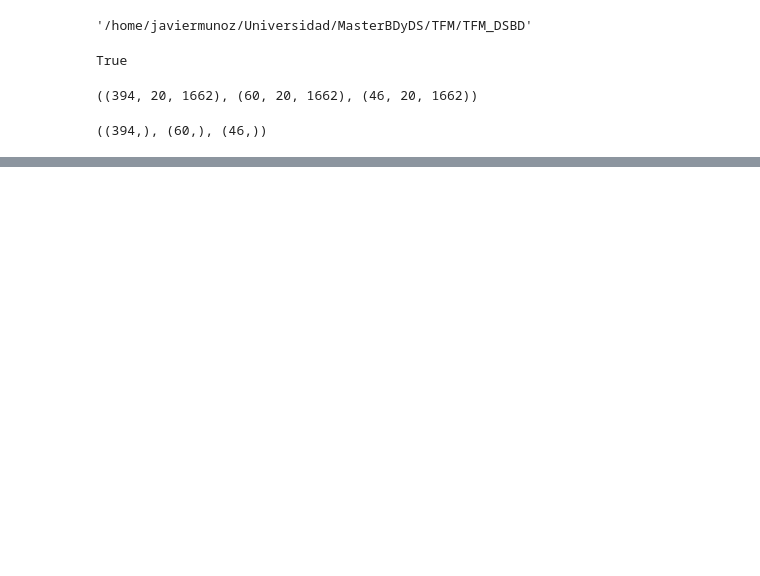
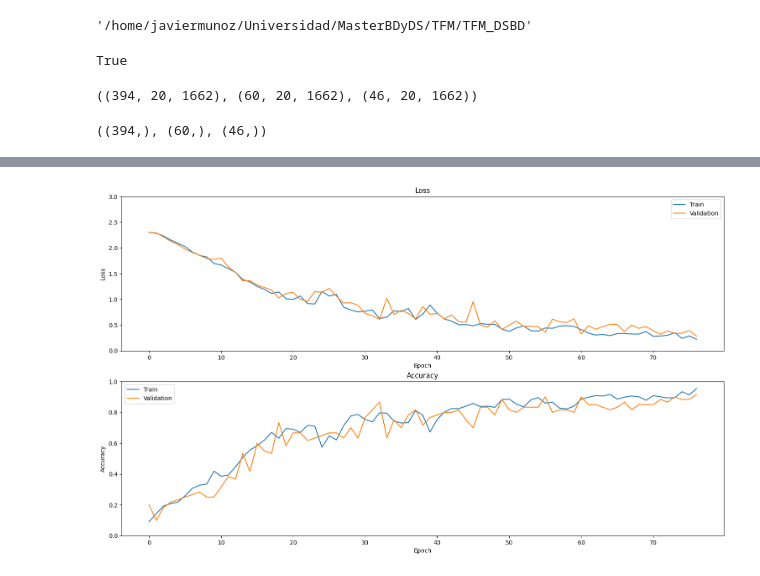
Before and after one commit to Javimh18/TFM_DSBD, a Jupyter notebook: src/mediapipe/model_train.ipynb, the cells around one changed output, grey strips where cells are left out. Cells and saved outputs as stored; diff of their text form; code cells hidden in the pictures; blank space fills up the shorter version.

```diff
--- a/src/mediapipe/model_train.ipynb
+++ b/src/mediapipe/model_train.ipynb
@@ -58,13 +58,13 @@ y_train.shape, y_val.shape, y_test.shape
 ((394,), (60,), (46,))
 # %%
 model = Sequential([
-    LSTM(units=128, activation='relu', return_sequences=True, input_shape=(LM_PER_VIDEO, TOTAL_LANDMARKS)),
+    LSTM(units=128, activation='tanh', return_sequences=True, input_shape=(LM_PER_VIDEO, TOTAL_LANDMARKS)),
     Dropout(0.2),
-    LSTM(units=256, activation='relu', return_sequences=True),
+    LSTM(units=256, activation='tanh', return_sequences=True),
     Dropout(0.2),
-    LSTM(units=128, activation='relu', return_sequences=True),
+    LSTM(units=128, activation='tanh', return_sequences=True),
     Dropout(0.2),
-    LSTM(units=64, activation='relu', return_sequences=False),
+    LSTM(units=64, activation='tanh', return_sequences=False),
     Dropout(0.2),
     Dense(units=32, activation='relu'),
     Dense(units=n_classes, activation='softmax'),
@@ -154,0 +155,5 @@ test loss, test acc: [0.5198689699172974, 0.8478260636329651]
+# %%
+from src.plot_utils import plot_history
+plot_history(history=history)
+# %% [output]
+[figure, added]
```
Also changed, not shown: parts of 4 cells of this notebook, 4 other files.
